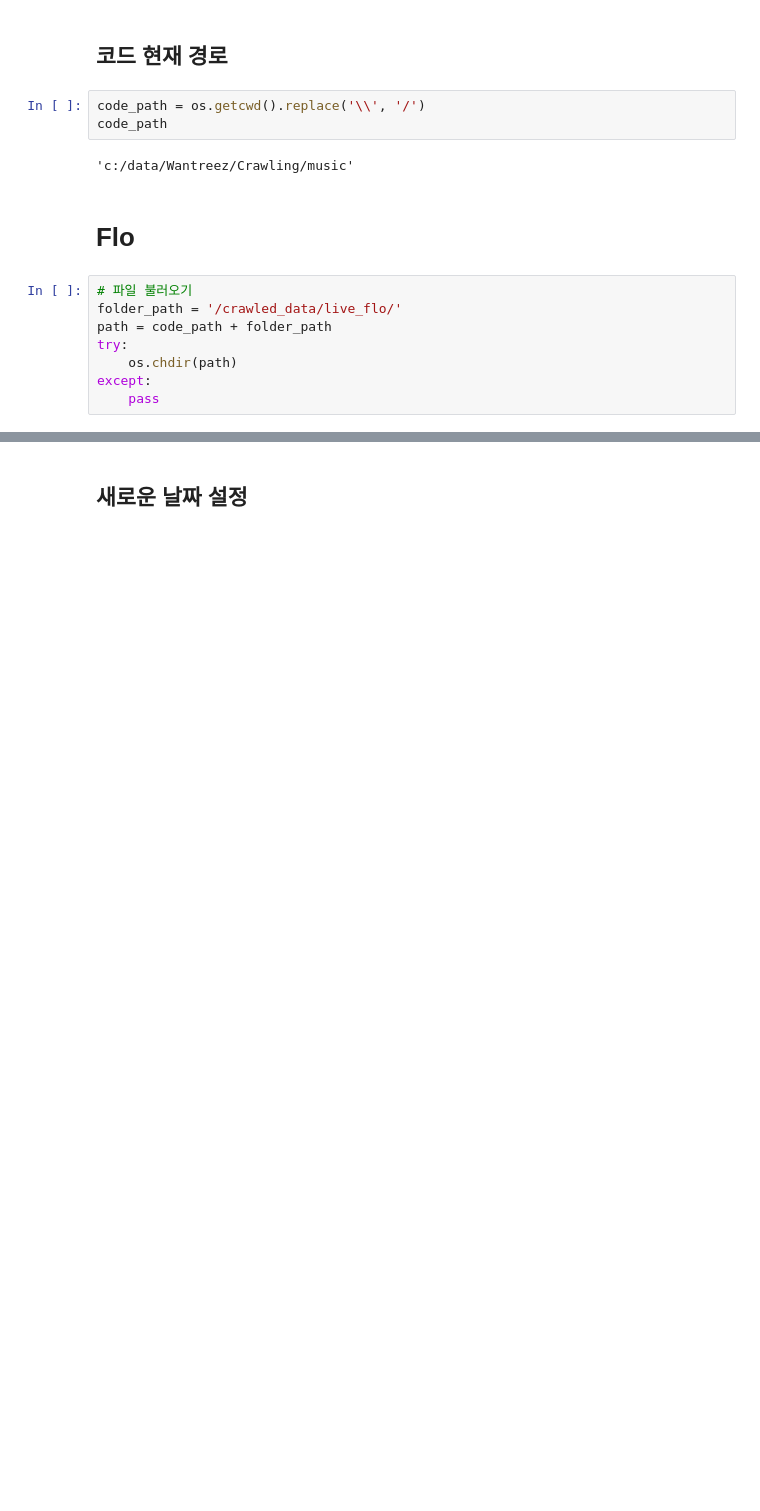
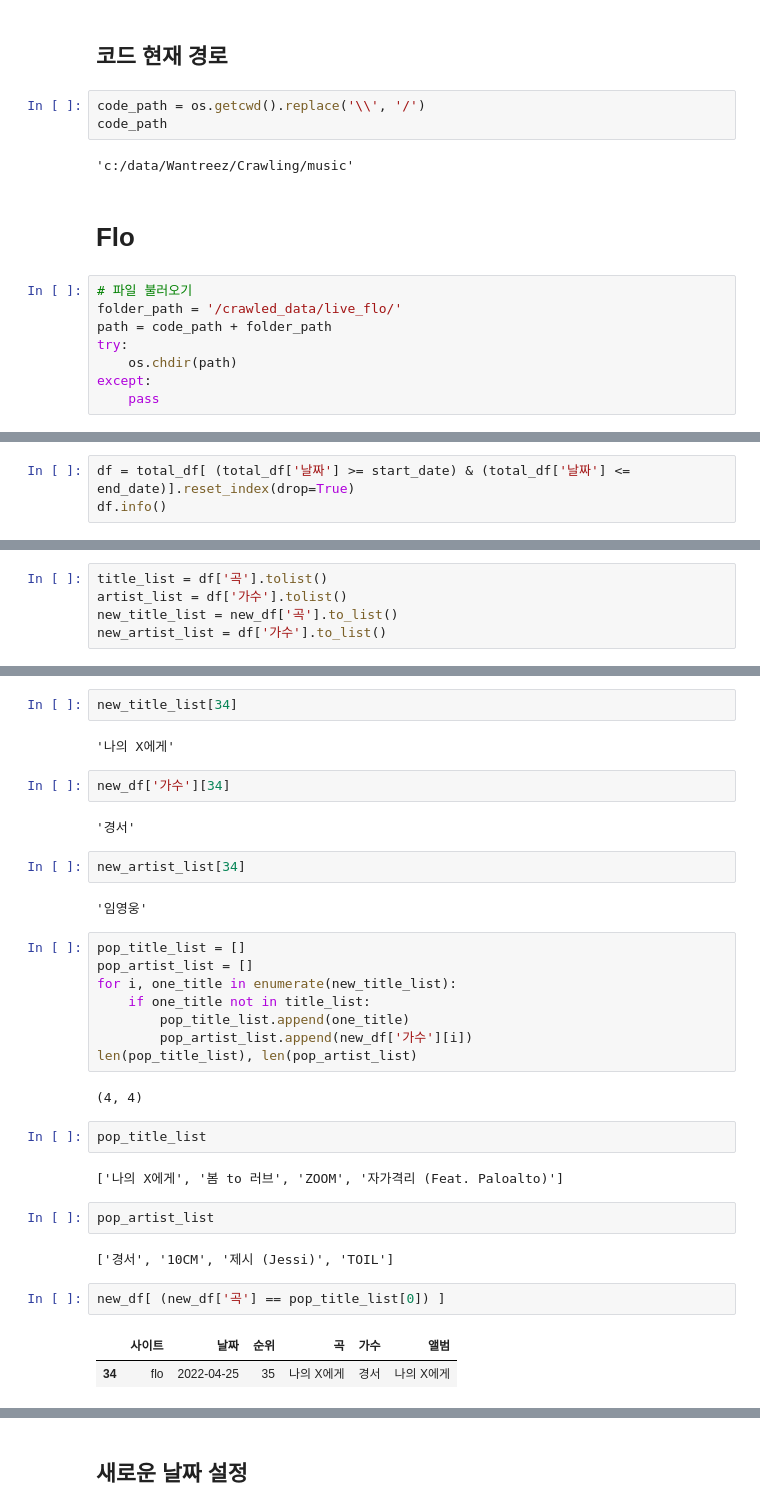
Before and after one commit to kbjung/Wantreez, a Jupyter notebook: Crawling/music/new_title.ipynb, the cells around one changed output, grey strips where cells are left out. Drawn from its saved outputs; the diff is of its cells as text; blank space fills up the shorter version.

```diff
--- a/Crawling/music/new_title.ipynb
+++ b/Crawling/music/new_title.ipynb
@@ -54,0 +77,3 @@ mod_end_date = end_date.replace('-', '')
+# %%
+df = total_df[ (total_df['날짜'] >= start_date) & (total_df['날짜'] <= end_date)].reset_index(drop=True)
+df.info()
@@ -54,0 +120,5 @@ mod_end_date = end_date.replace('-', '')
+# %%
+title_list = df['곡'].tolist()
+artist_list = df['가수'].tolist()
+new_title_list = new_df['곡'].to_list()
+new_artist_list = df['가수'].to_list()
@@ -54,0 +135,35 @@ mod_end_date = end_date.replace('-', '')
+# %%
+new_title_list[34]
+# %% [output]
+'나의 X에게'
+# %%
+new_df['가수'][34]
+# %% [output]
+'경서'
+# %%
+new_artist_list[34]
+# %% [output]
+'임영웅'
+# %%
+pop_title_list = []
+pop_artist_list = []
+for i, one_title in enumerate(new_title_list):
+    if one_title not in title_list:
+        pop_title_list.append(one_title)
+        pop_artist_list.append(new_df['가수'][i])
+len(pop_title_list), len(pop_artist_list)
+# %% [output]
+(4, 4)
+# %%
+pop_title_list
+# %% [output]
+['나의 X에게', '봄 to 러브', 'ZOOM', '자가격리 (Feat. Paloalto)']
+# %%
+pop_artist_list
+# %% [output]
+['경서', '10CM', '제시 (Jessi)', 'TOIL']
+# %%
+new_df[ (new_df['곡'] == pop_title_list[0]) ]
+# %% [output]
+|  | 사이트 | 날짜 | 순위 | 곡 | 가수 | 앨범 |
+| 34 | flo | 2022-04-25 | 35 | 나의 X에게 | 경서 | 나의 X에게 |
```
Also changed, not shown: parts of 11 cells of this notebook.
